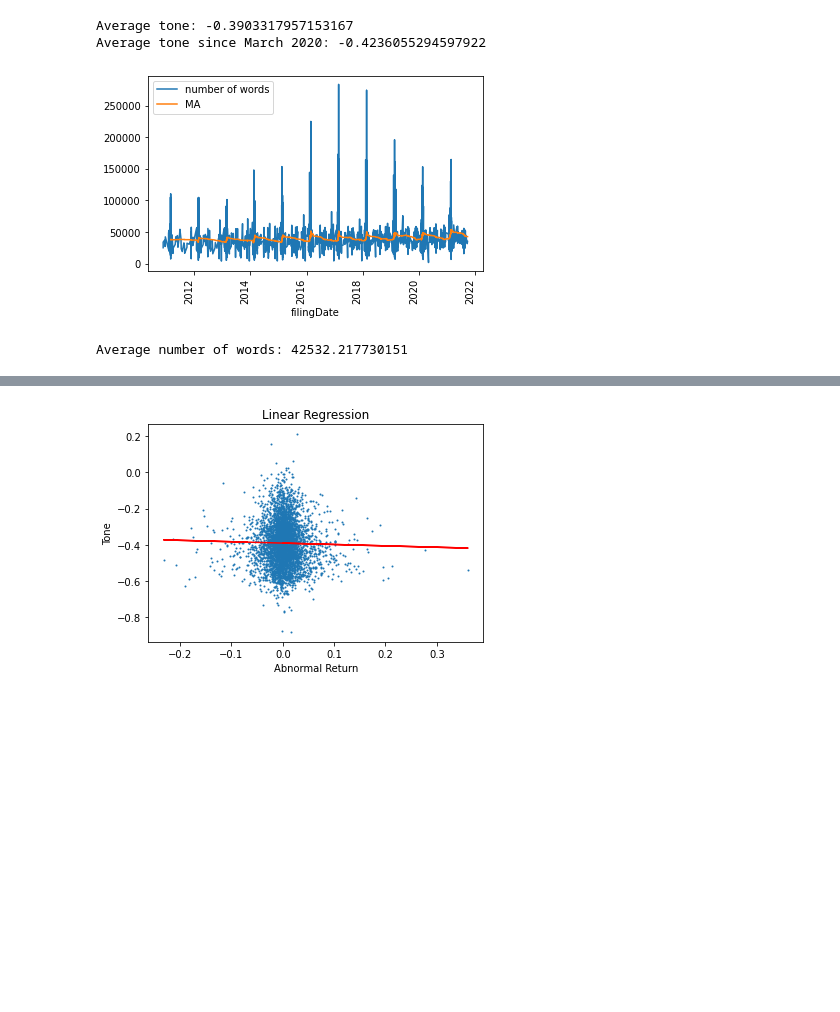
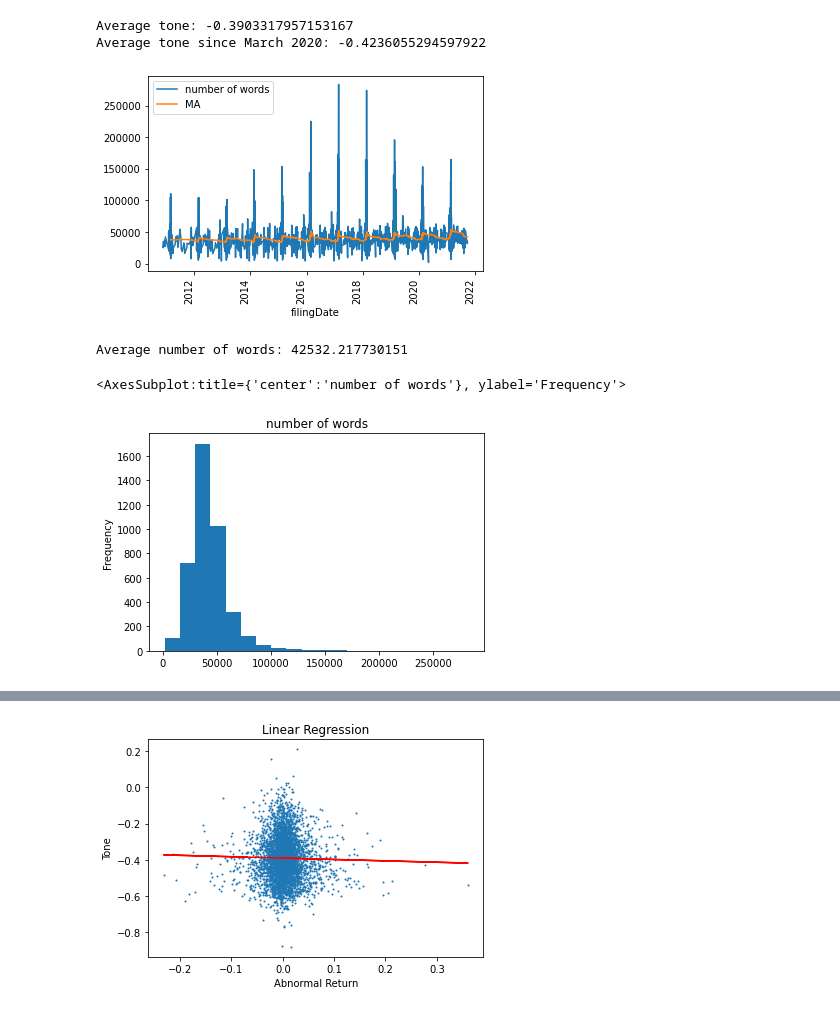
Before and after one commit to janfe2o3/10KSentimentBA, a Jupyter notebook: 8_plots.ipynb, the cells around one changed output, grey strips where cells are left out. Saved outputs shown, nothing was run; the diff lists cells and outputs as text; code cells hidden in the pictures; blank space fills up the shorter version.

Commit message:
changes in plots

```diff
--- a/8_plots.ipynb
+++ b/8_plots.ipynb
@@ -45,14 +50,18 @@ Average tone since March 2020: -0.4236055294597922
 # %%
 df["filingDate"] = pd.to_datetime(df["filingDate"])
 df1 = df.sort_values('filingDate', ascending=True)
 df1.fillna(0, inplace=True)
 df1['MA'] = df1['number of words'].rolling(window=100).mean()
 df1.plot(x="filingDate", y=["number of words", "MA"], kind="line")
 plt.xticks(rotation='vertical')
 plt.legend(loc='upper left')
 plt.show()
 
 print('Average number of words:',df['number of words'].mean())
+
+df['number of words'].plot.hist(bins=20, title='number of words', xlabel="Tone")
 # %% [output]
 [figure]
 Average number of words: 42532.217730151
+<AxesSubplot:title={'center':'number of words'}, ylabel='Frequency'>
+[figure, added]
```
Also changed, not shown: parts of 2 cells of this notebook, 3 other files.
